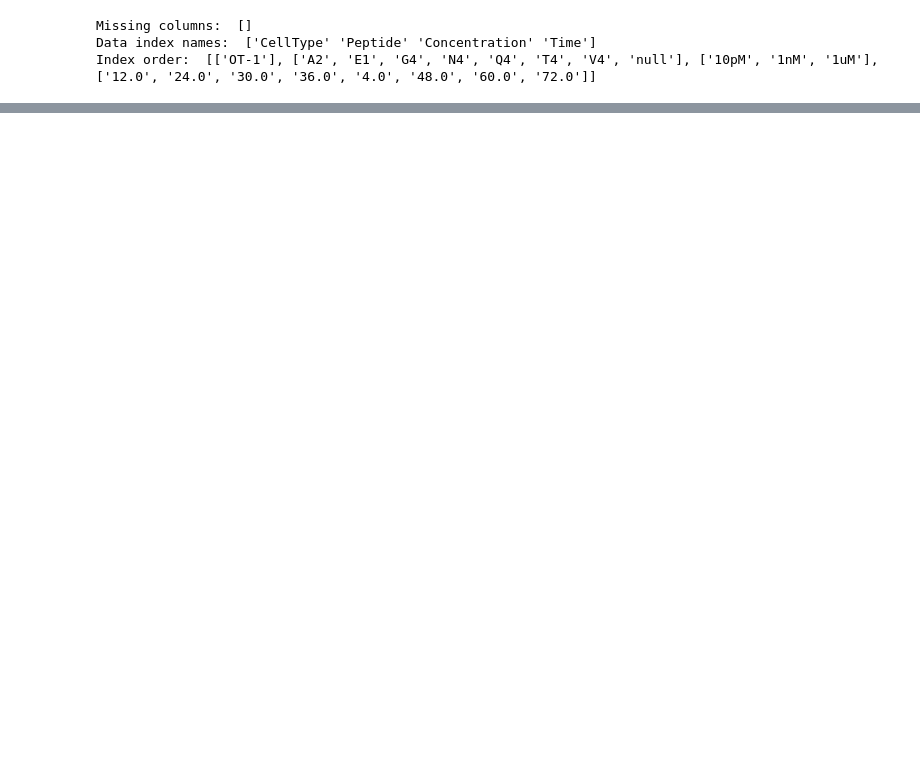
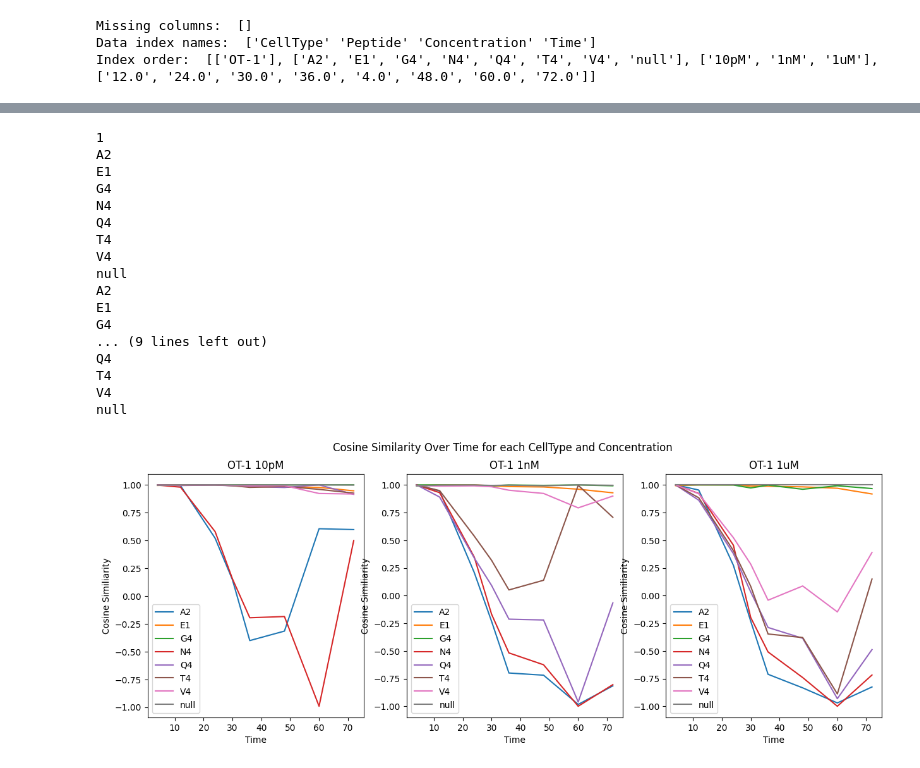
Before and after one commit to L-Pen/capstone, a Jupyter notebook: autoencoder_pipeline/analyze_model.ipynb, the cells around one changed output, grey strips where cells are left out. Drawn from its saved outputs; the diff is of its cells as text; code cells hidden in the pictures; blank space fills up the shorter version.

```diff
--- a/autoencoder_pipeline/analyze_model.ipynb
+++ b/autoencoder_pipeline/analyze_model.ipynb
@@ -198,0 +257,74 @@ plt.show()
+# %%
+#cosine over time wrt last experiment
+
+
+
+
+def get_cosine_over_time_plot(exper,label,ax):
+    plt.plot(exper['times'], exper['cosine_similarities'], label=label)
+    plt.xlabel('Time')
+    plt.ylabel('Cosine Similiarity')
+
+cosine_similarity_settings = {
+    'reference_experiment':{
+        'CellType':'OT-1',
+        'Concentration':'1uM',
+        'Peptide':'null'
+    },
+    'plots_for':['CellType','Concentration'],
+    'order_plots_by':[['OT-1'],['10pM', '1nM', '1uM']],
+}
+
+
+# print(output[0])
+reference_experiments = []
+for exper in output:
+    matched = True
+    for i,key in enumerate(experiment_label_order):
+        if exper['label'][i] != cosine_similarity_settings['reference_experiment'][key]:
+            matched = False
+            break
+    if matched:
+        reference_experiments.append(exper)
+
+
+# reference_experiments = [exper for exper in output if np.all([exper['label'][list(cosine_similarity_settings['reference_experiment'].keys()).index(key)] == value for key,value in cosine_similarity_settings['reference_experiment'].items()])]
+print(len(reference_experiments))
+
+reference_experiment = reference_experiments[0]
+
+output_with_cosine = []
+for exper in output:
+    cosine_similarities = []
+    for i in range(len(exper['embeddings'])):
+        cosine_similarity = np.dot(reference_experiment['embeddings'][i],exper['embeddings'][i])/(np.linalg.norm(reference_experiment['embeddings'][i])*np.linalg.norm(exper['embeddings'][i]))
+        cosine_similarities.append(cosine_similarity)
+    output_with_cosine.append({'label':exper['label'],'times':exper['times'],'cosine_similarities':cosine_similarities})
+
+get_graphs('Cosine Similarity Over Time',output_with_cosine,cosine_similarity_settings['plots_for'],cosine_similarity_settings['order_plots_by'],get_cosine_over_time_plot,cosine_similarity_settings['sort_lines_by'],cosine_similarity_settings['sort_lines_by_order'])
+
+
+# output_with_cosine = []
+# for exper in output:
+
+
+# get_graphs('Predicted Antigen Strenghts Over Time',output,strength_over_time_settings['plots_for'],strength_over_time_settings['order_plots_by'],get_cosine_over_time_plot)
+# %% [output]
+1
+A2
+E1
+G4
+N4
+Q4
+T4
+V4
+null
+A2
+E1
+G4
+... (9 lines left out)
+Q4
+T4
+V4
+null
+[figure, added]
```
Also changed, not shown: parts of 12 cells of this notebook, 3 other files.
